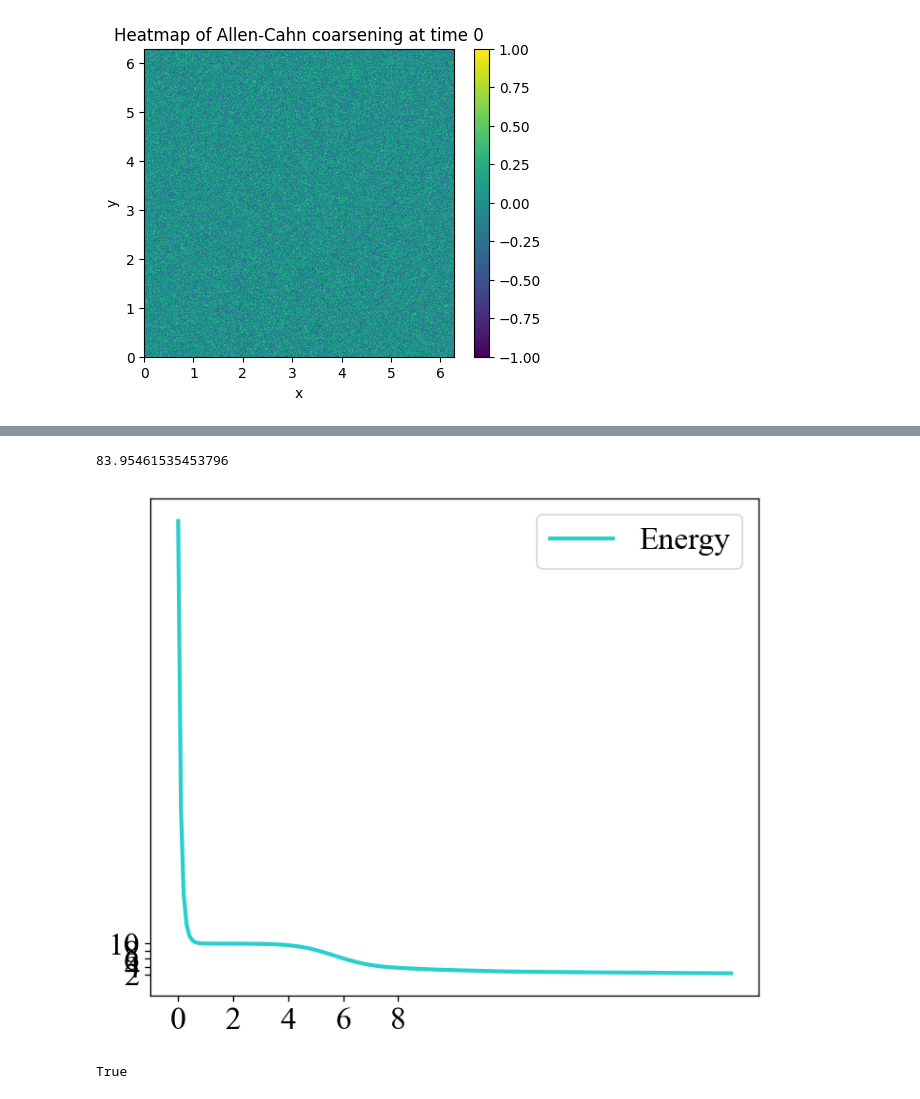
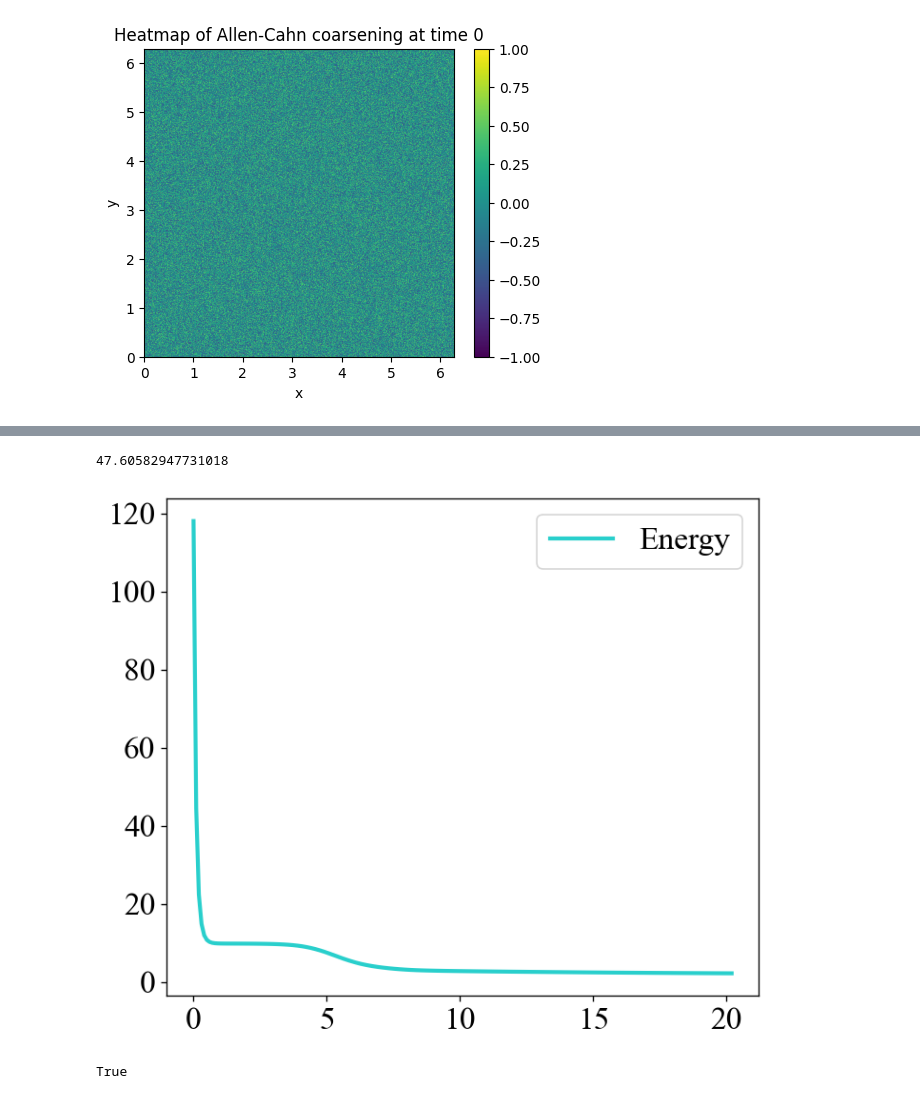
Before and after one commit to ZT220501/SRK-for-Gradient-Flows, a Jupyter notebook: Experiments/2D Allen-Cahn Coarsening Example RKL and RKG adaptive.ipynb, the cells around one changed output, grey strips where cells are left out. Drawn from its saved outputs; the diff is of its cells as text; code cells hidden in the pictures.

```diff
--- a/Experiments/2D Allen-Cahn Coarsening Example RKL and RKG adaptive.ipynb
+++ b/Experiments/2D Allen-Cahn Coarsening Example RKL and RKG adaptive.ipynb
@@ -63,18 +61,19 @@ eps used is 0.1
 '''
 Initial Condition for the Allen-Cahn simulation
 '''
-def initial_condition(mesh_grid):
-    X, Y = mesh_grid
-    np.random.seed(12345)
-    return 0.5 * np.random.uniform(-1, 1, size=X.shape).astype(np.float64)
+def initial_condition(mesh_grid, seed=12345):
+    X, _ = mesh_grid
+    rng = np.random.default_rng(12345)
+    core = 0.5 * rng.uniform(-1.0, 1.0, size=(X.shape[0] - 1, X.shape[1] - 1))
+    return np.pad(core, ((0, 1), (0, 1)), mode="wrap").astype(np.float64)
 # %%
 method = "RKL2_2D"
 # method = "RKG2_2D"
 # %%
 if method == "RKL2_2D":
-    my_solver = solvers.Allen_Cahn_Solver_2D_Adaptive_Timestep("RKL2_2D", s, Nx, Ny, dt, dx, dy, a_x, b_x, a_y, b_y, initial_condition, T, eps, bc=bc, energy_case=3, plot_frequency=20, splitting_order="NLN", save=save, save_path=save_path, adaptive_timestep_tolerance=adaptive_timestep_tolerance)
+    my_solver = solvers.Allen_Cahn_Solver_2D_Adaptive_Timestep("RKL2_2D", 10, Nx, Ny, dt, dx, dy, a_x, b_x, a_y, b_y, initial_condition, T, eps, bc=bc, energy_case=3, plot_frequency=20, splitting_order="NLN", save=save, save_path=save_path, adaptive_timestep_tolerance=adaptive_timestep_tolerance)
 elif method == "RKG2_2D":
-    my_solver = solvers.Allen_Cahn_Solver_2D_Adaptive_Timestep("RKG2_2D", s, Nx, Ny, dt, dx, dy, a_x, b_x, a_y, b_y, initial_condition, T, eps, bc=bc, energy_case=3, plot_frequency=20, splitting_order="NLN", save=save, save_path=save_path, adaptive_timestep_tolerance=adaptive_timestep_tolerance)
+    my_solver = solvers.Allen_Cahn_Solver_2D_Adaptive_Timestep("RKG2_2D", 12, Nx, Ny, dt, dx, dy, a_x, b_x, a_y, b_y, initial_condition, T, eps, bc=bc, energy_case=3, plot_frequency=20, splitting_order="NLN", save=save, save_path=save_path, adaptive_timestep_tolerance=adaptive_timestep_tolerance)
 else:
     raise ValueError("Invalid method")
 
@@ -182,7 +178,7 @@ u_total, t_total, energy_total, energy_modified_total, mesh_grid = my_solver.get
 # %%
 print(my_solver.running_time)
 # %% [output]
-83.95461535453796
+47.60582947731018
 # %%
 def is_monotonic(array):
     return np.all(np.diff(array) <= 0)
@@ -208,36 +204,36 @@ ax.plot(t_total[:], energy[:] * dx**2, color="#29cfcc", lw=2.5, label="Energy")
 
 from matplotlib.ticker import FuncFormatter, MultipleLocator
 
 config_title = f"{save_path}/{method}/{method}_AC_comparison_Nx{Nx}_Ny{Ny}_dt{dt}_eps{eps:.4f}_T{T}_bc{bc}_energy_case3"
 
 
 label_font = {"fontsize": 20, "fontfamily": "Times New Roman"}
 # ax.yaxis.set_major_formatter(FuncFormatter(lambda x, p: f"{x/1e2:.0f}"))
 # ax.yaxis.set_major_locator(MultipleLocator(100))
 # ax.text(-0.01, 1.02, r"$\times\,10^{2}$",
 #         transform=ax.transAxes,
 #         fontsize=20,
 #         fontfamily="Times New Roman",
 #         va="bottom")
 ax.tick_params(axis="both", labelsize=20)
 for label in ax.get_xticklabels() + ax.get_yticklabels():
     label.set_fontfamily("Times New Roman")
 # ax.legend(loc="best", frameon=True, prop={"family": "serif", "size": 14})
 # ax.grid(True, linestyle="--", alpha=0.6)
 ax.set_axisbelow(True)
-ax.set_xticks([0, 2, 4, 6, 8])
-ax.set_yticks([2, 4, 6, 8, 10])
+# ax.set_xticks([0, 2, 4, 6, 8])
+# ax.set_yticks([2, 4, 6, 8, 10])
 fig.tight_layout()
 
 ax.legend(loc="best", frameon=True, prop={"family": "Times New Roman", "size": 20})
 
 if save:
     energy_save_path = f"{config_title}.pdf"
     fig.savefig(energy_save_path, bbox_inches="tight")
     print(f"Figure saved to {energy_save_path}")
 plt.show()
 # %% [output]
-[figure, old version]
+[figure, new version]
 # %%
 print(is_monotonic(energy))
 # %% [output]
```
Also changed, not shown: parts of 4 cells of this notebook, 6 other files.
